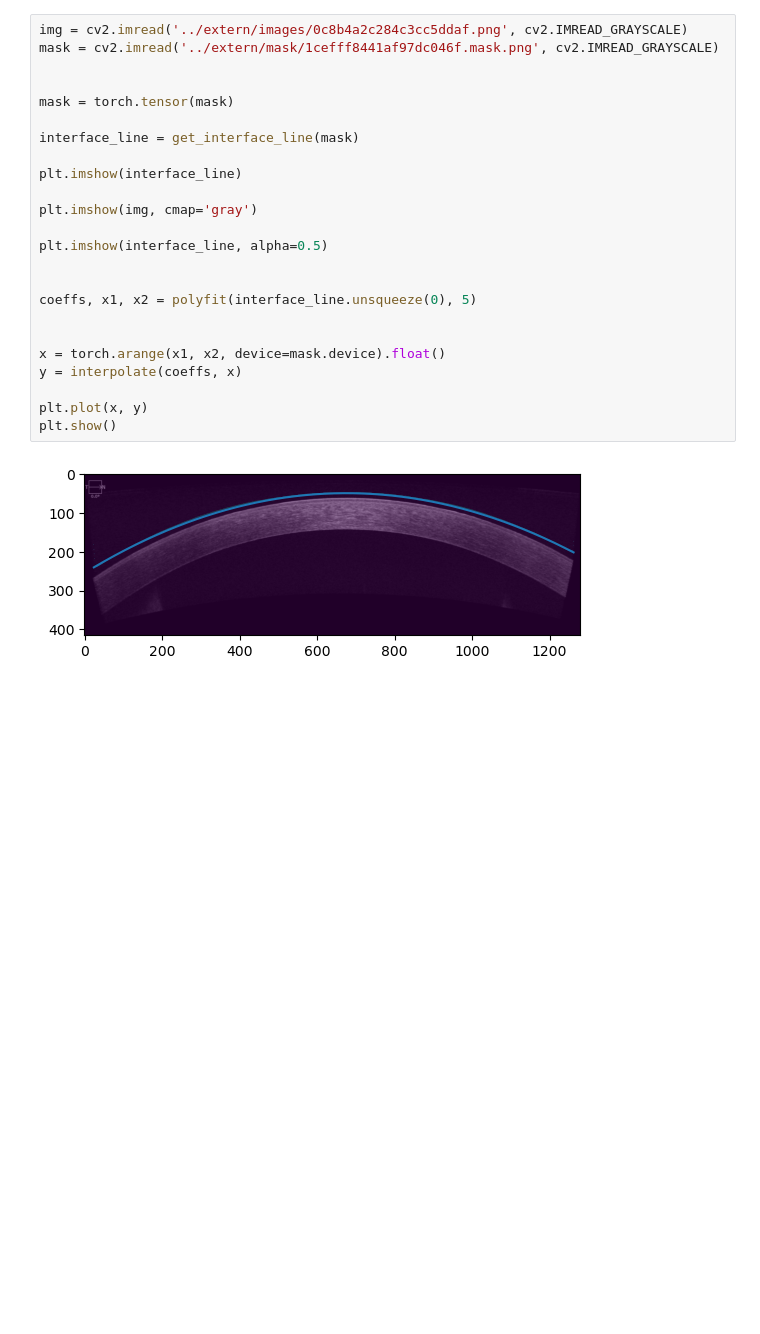
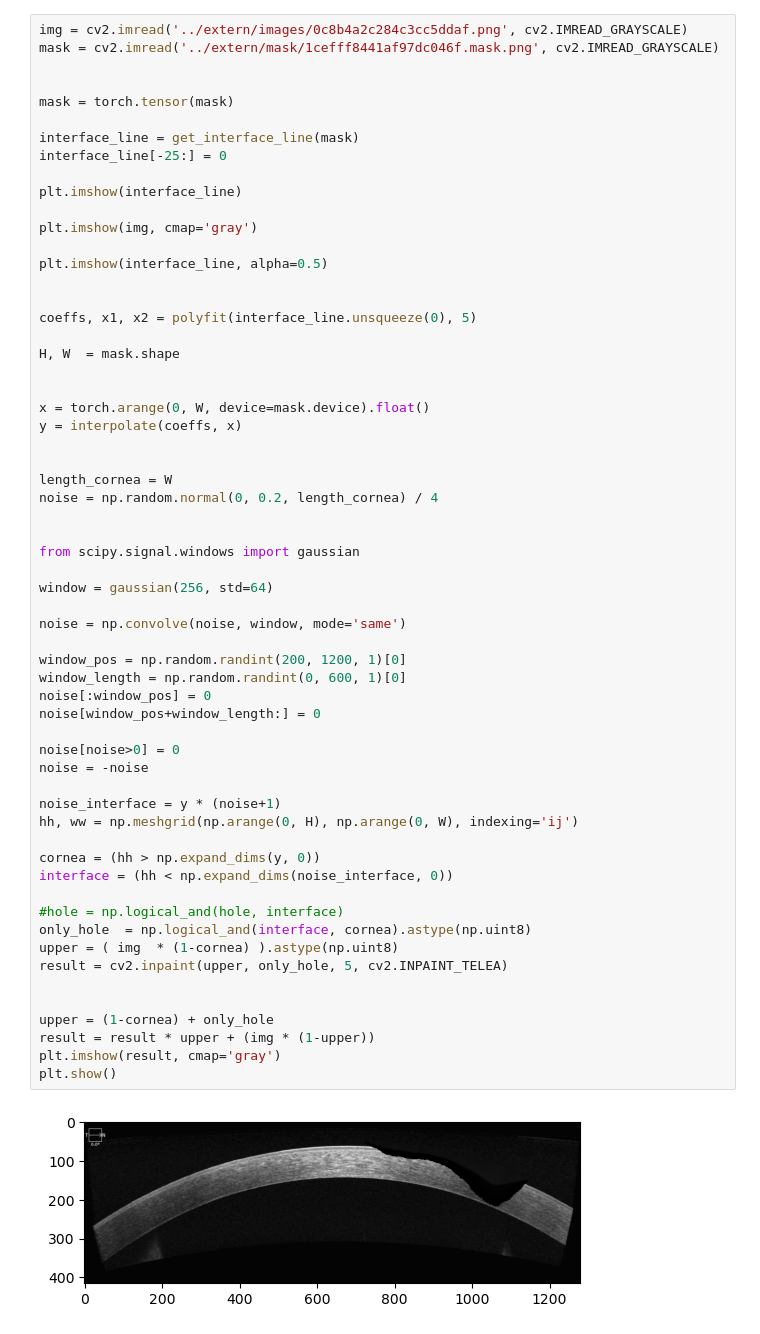
Before and after one commit to ClementPla/CorneaInterfaceSegmentation, a Jupyter notebook: notebooks/test.ipynb, the cells around one changed output. Drawn from its saved outputs; the diff is of its cells as text; blank space fills up the shorter version.

Commit message:
Add simple interface delineation

```diff
--- a/notebooks/test.ipynb
+++ b/notebooks/test.ipynb
@@ -56,26 +11,62 @@ def interpolate(coeffs, x):
 # %%
 img = cv2.imread('../extern/images/0c8b4a2c284c3cc5ddaf.png', cv2.IMREAD_GRAYSCALE)
 mask = cv2.imread('../extern/mask/1cefff8441af97dc046f.mask.png', cv2.IMREAD_GRAYSCALE)
 
 
 mask = torch.tensor(mask)
 
 interface_line = get_interface_line(mask)
+interface_line[-25:] = 0
 
 plt.imshow(interface_line)
 
 plt.imshow(img, cmap='gray')
 
 plt.imshow(interface_line, alpha=0.5)
 
 
 coeffs, x1, x2 = polyfit(interface_line.unsqueeze(0), 5)
 
+H, W  = mask.shape
 
-x = torch.arange(x1, x2, device=mask.device).float()
+
+x = torch.arange(0, W, device=mask.device).float()
 y = interpolate(coeffs, x)
 
-plt.plot(x, y)
+
+length_cornea = W
+noise = np.random.normal(0, 0.2, length_cornea) / 4
+
+
+from scipy.signal.windows import gaussian
+
+window = gaussian(256, std=64)
+
+noise = np.convolve(noise, window, mode='same')
+
+window_pos = np.random.randint(200, 1200, 1)[0]
+window_length = np.random.randint(0, 600, 1)[0]
+noise[:window_pos] = 0
+noise[window_pos+window_length:] = 0
+
+noise[noise>0] = 0
+noise = -noise
+
+noise_interface = y * (noise+1)
+hh, ww = np.meshgrid(np.arange(0, H), np.arange(0, W), indexing='ij')
+
+cornea = (hh > np.expand_dims(y, 0))
+interface = (hh < np.expand_dims(noise_interface, 0))
+
+#hole = np.logical_and(hole, interface)
+only_hole  = np.logical_and(interface, cornea).astype(np.uint8)
+upper = ( img  * (1-cornea) ).astype(np.uint8)
+result = cv2.inpaint(upper, only_hole, 5, cv2.INPAINT_TELEA)
+
+
+upper = (1-cornea) + only_hole
+result = result * upper + (img * (1-upper))
+plt.imshow(result, cmap='gray')
 plt.show()
 # %% [output]
-[figure, old version]
+[figure, new version]
```
Also changed, not shown: parts of 2 cells of this notebook, 3 other files.
